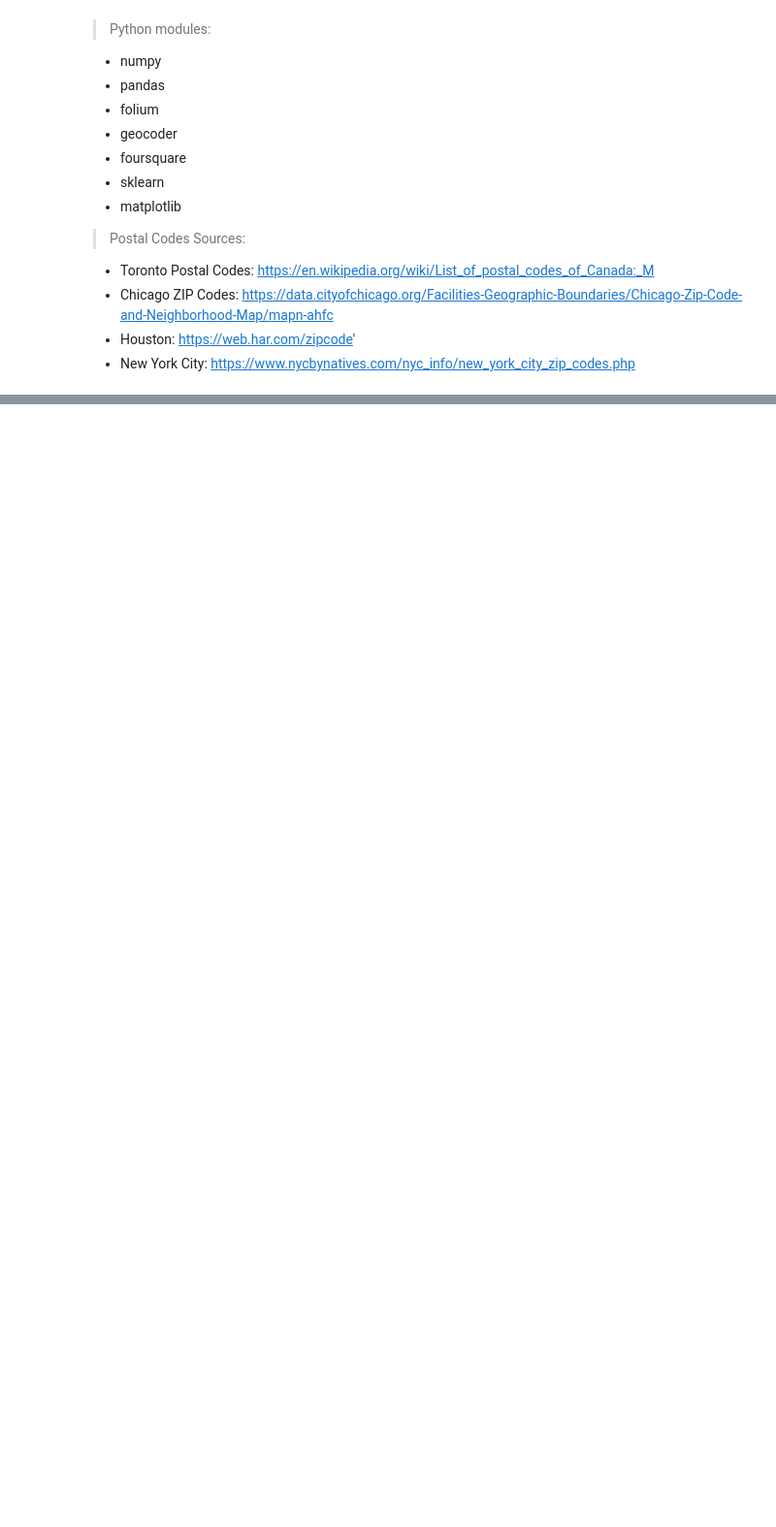
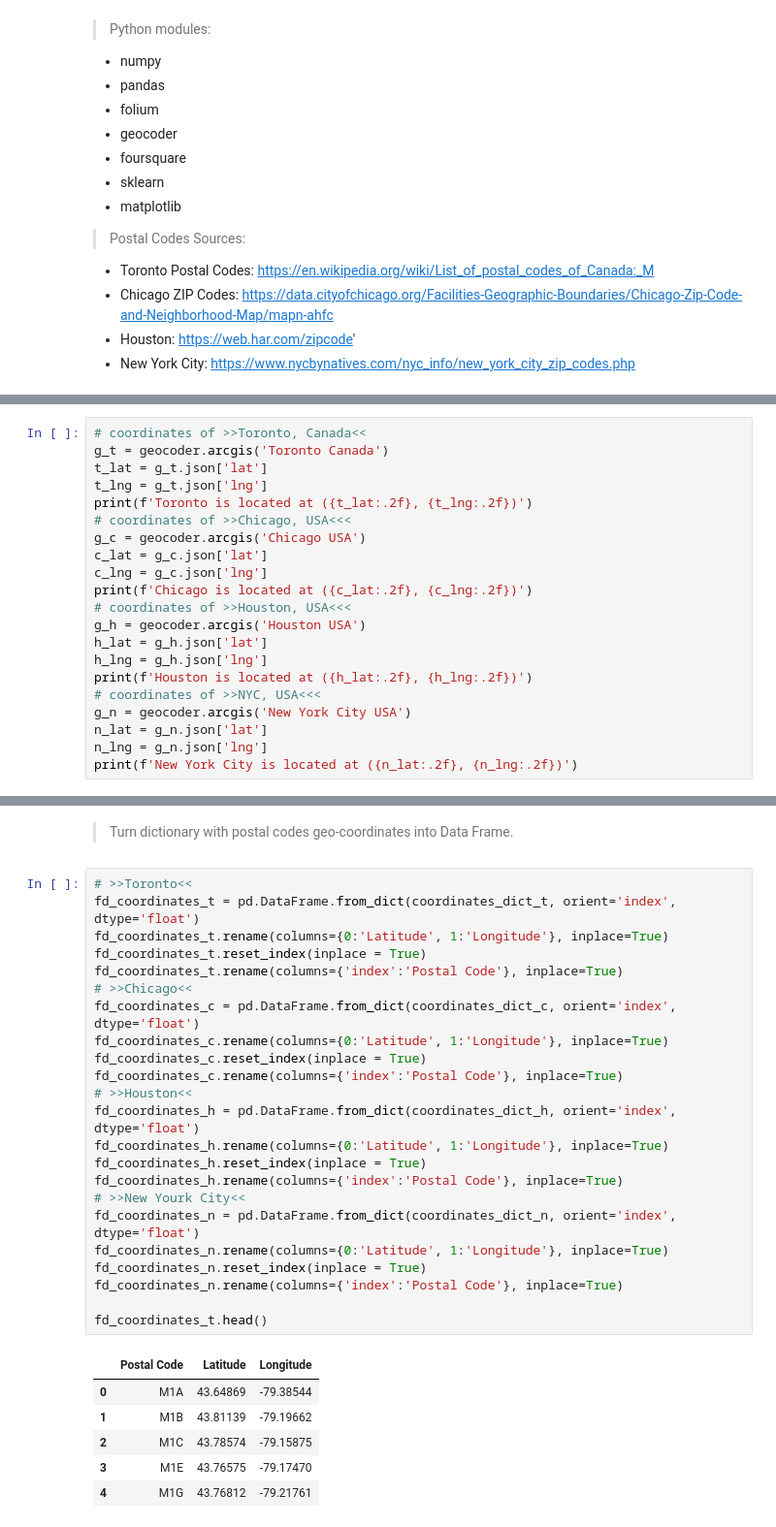
Before and after one commit to douxross/IBM-Project, a Jupyter notebook: main.ipynb, the cells around one changed output, grey strips where cells are left out. Shown at 97% size. Saved outputs shown, nothing was run; the diff lists cells and outputs as text; blank space fills up the shorter version.

```diff
--- a/main.ipynb
+++ b/main.ipynb
@@ -33,0 +79,21 @@ The postal codes can be obtained over the Internet. Geolocation of those ZIP cod
+# %%
+# coordinates of >>Toronto, Canada<<
+g_t = geocoder.arcgis('Toronto Canada')
+t_lat = g_t.json['lat']
+t_lng = g_t.json['lng']
+print(f'Toronto is located at ({t_lat:.2f}, {t_lng:.2f})')
+# coordinates of >>Chicago, USA<<<
+g_c = geocoder.arcgis('Chicago USA')
+c_lat = g_c.json['lat']
+c_lng = g_c.json['lng']
+print(f'Chicago is located at ({c_lat:.2f}, {c_lng:.2f})')
+# coordinates of >>Houston, USA<<<
+g_h = geocoder.arcgis('Houston USA')
+h_lat = g_h.json['lat']
+h_lng = g_h.json['lng']
+print(f'Houston is located at ({h_lat:.2f}, {h_lng:.2f})')
+# coordinates of >>NYC, USA<<<
+g_n = geocoder.arcgis('New York City USA')
+n_lat = g_n.json['lat']
+n_lng = g_n.json['lng']
+print(f'New York City is located at ({n_lat:.2f}, {n_lng:.2f})')
@@ -33,0 +132,32 @@ The postal codes can be obtained over the Internet. Geolocation of those ZIP cod
+# %% [markdown]
+> Turn dictionary with postal codes geo-coordinates into Data Frame.
+# %%
+# >>Toronto<<
+fd_coordinates_t = pd.DataFrame.from_dict(coordinates_dict_t, orient='index', dtype='float')
+fd_coordinates_t.rename(columns={0:'Latitude', 1:'Longitude'}, inplace=True)
+fd_coordinates_t.reset_index(inplace = True)
+fd_coordinates_t.rename(columns={'index':'Postal Code'}, inplace=True)
+# >>Chicago<<
+fd_coordinates_c = pd.DataFrame.from_dict(coordinates_dict_c, orient='index', dtype='float')
+fd_coordinates_c.rename(columns={0:'Latitude', 1:'Longitude'}, inplace=True)
+fd_coordinates_c.reset_index(inplace = True)
+fd_coordinates_c.rename(columns={'index':'Postal Code'}, inplace=True)
+# >>Houston<<
+fd_coordinates_h = pd.DataFrame.from_dict(coordinates_dict_h, orient='index', dtype='float')
+fd_coordinates_h.rename(columns={0:'Latitude', 1:'Longitude'}, inplace=True)
+fd_coordinates_h.reset_index(inplace = True)
+fd_coordinates_h.rename(columns={'index':'Postal Code'}, inplace=True)
+# >>New Yourk City<<
+fd_coordinates_n = pd.DataFrame.from_dict(coordinates_dict_n, orient='index', dtype='float')
+fd_coordinates_n.rename(columns={0:'Latitude', 1:'Longitude'}, inplace=True)
+fd_coordinates_n.reset_index(inplace = True)
+fd_coordinates_n.rename(columns={'index':'Postal Code'}, inplace=True)
+
+fd_coordinates_t.head()
+# %% [output]
+|  | Postal Code | Latitude | Longitude |
+| 0 | M1A | 43.64869 | -79.38544 |
+| 1 | M1B | 43.81139 | -79.19662 |
+| 2 | M1C | 43.78574 | -79.15875 |
+| 3 | M1E | 43.76575 | -79.17470 |
+| 4 | M1G | 43.76812 | -79.21761 |
```
Also changed, not shown: parts of 81 cells of this notebook.
